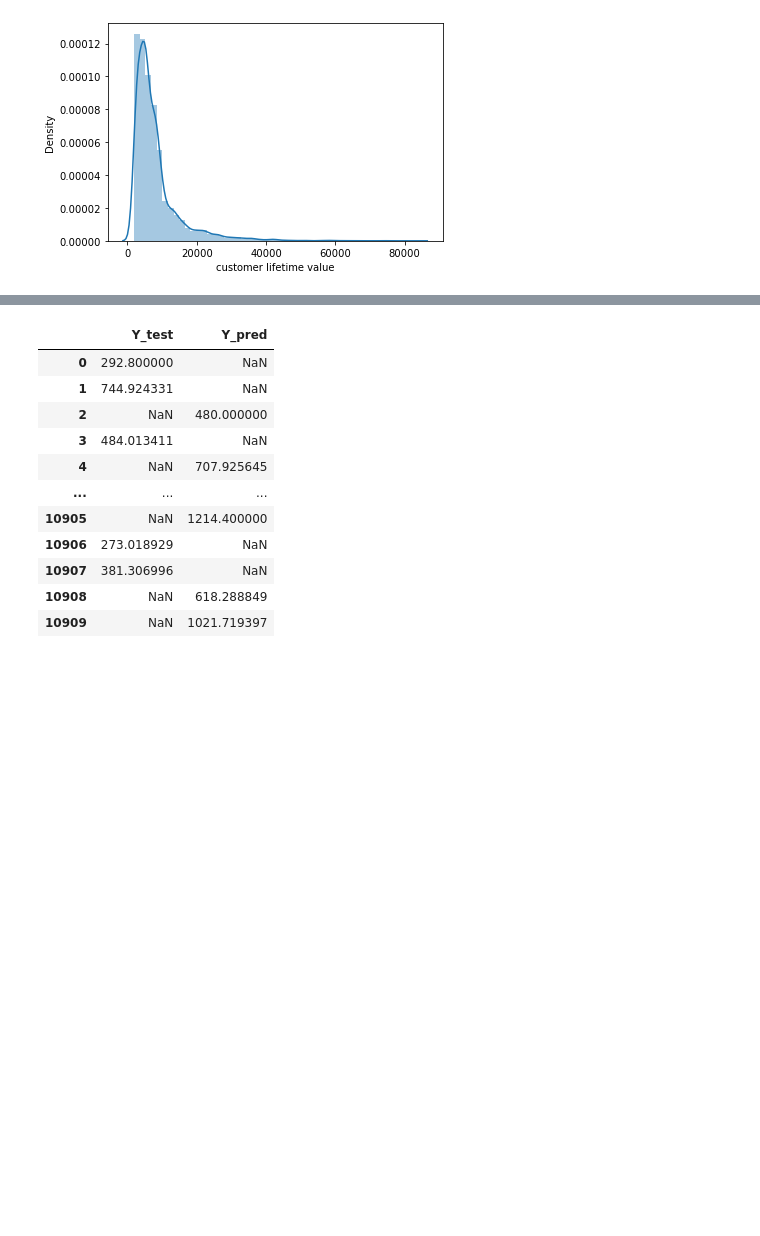
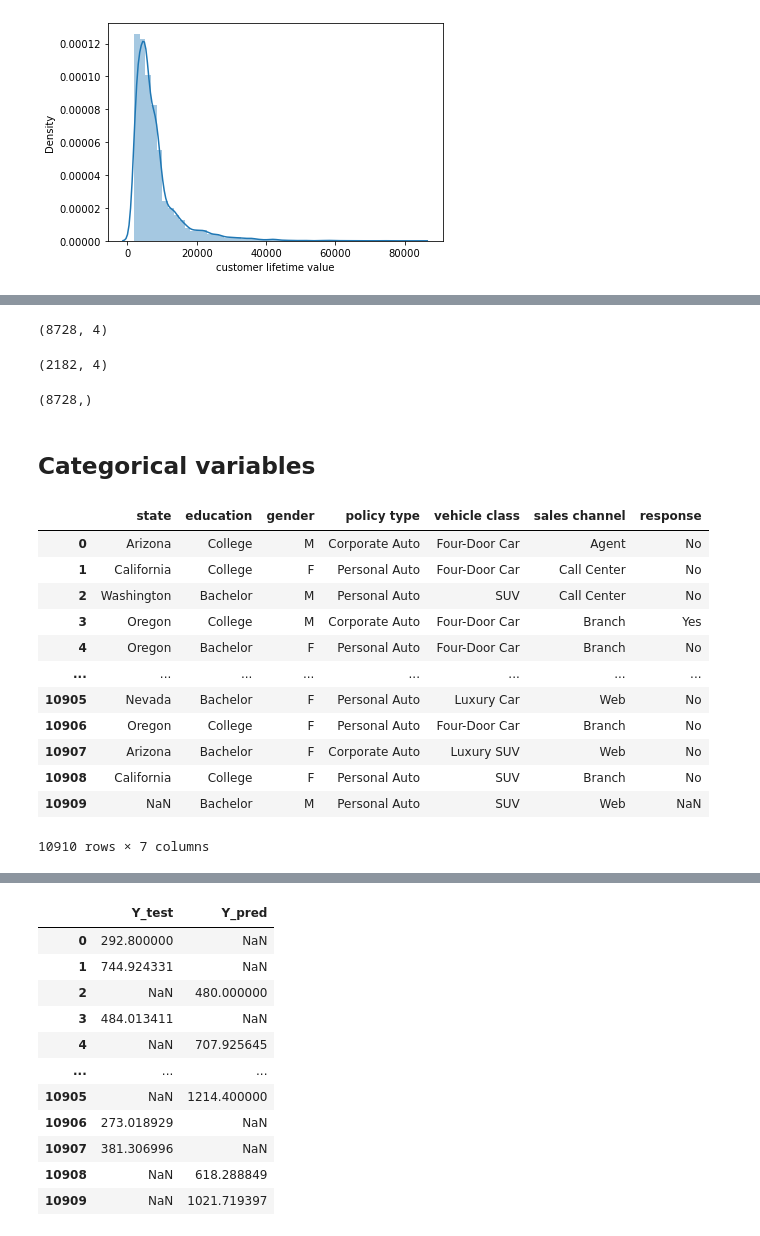
Before and after one commit to shushak/LabWork, a Jupyter notebook: Customer Case Study/Customer_Analysis_Case_Study 4_5.ipynb, the cells around one changed output, grey strips where cells are left out. Cells and saved outputs as stored; diff of their text form; code cells hidden in the pictures; blank space fills up the shorter version.

```diff
--- a/Customer Case Study/Customer_Analysis_Case_Study 4_5.ipynb
+++ b/Customer Case Study/Customer_Analysis_Case_Study 4_5.ipynb
@@ -387,0 +434,14 @@ X_pred, X_test, Y_pred, Y_test = train_test_split(X, Y, test_size=0.4, random_st
+# %%
+X_pred.shape
+# %% [output]
+(8728, 4)
+# %%
+X_test.shape
+# %% [output]
+(2182, 4)
+# %%
+Y_pred.shape
+# %% [output]
+(8728,)
+# %% [markdown]
+## Categorical variables
@@ -387,0 +451,16 @@ X_pred, X_test, Y_pred, Y_test = train_test_split(X, Y, test_size=0.4, random_st
+# %%
+categorical_data
+# %% [output]
+|  | state | education | gender | policy type | vehicle class | sales channel | response |
+| 0 | Arizona | College | M | Corporate Auto | Four-Door Car | Agent | No |
+| 1 | California | College | F | Personal Auto | Four-Door Car | Call Center | No |
+| 2 | Washington | Bachelor | M | Personal Auto | SUV | Call Center | No |
+| 3 | Oregon | College | M | Corporate Auto | Four-Door Car | Branch | Yes |
+| 4 | Oregon | Bachelor | F | Personal Auto | Four-Door Car | Branch | No |
+| ... | ... | ... | ... | ... | ... | ... | ... |
+| 10905 | Nevada | Bachelor | F | Personal Auto | Luxury Car | Web | No |
+| 10906 | Oregon | College | F | Personal Auto | Four-Door Car | Branch | No |
+| 10907 | Arizona | Bachelor | F | Corporate Auto | Luxury SUV | Web | No |
+| 10908 | California | College | F | Personal Auto | SUV | Branch | No |
+| 10909 | NaN | Bachelor | M | Personal Auto | SUV | Web | NaN |
+10910 rows × 7 columns
```
Also changed, not shown: parts of 17 cells of this notebook.
